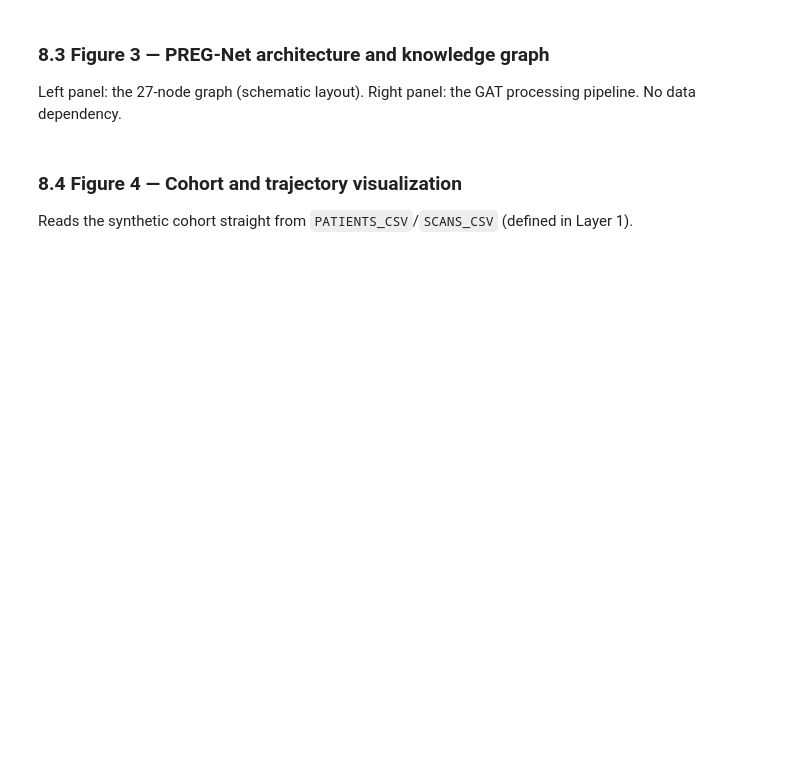
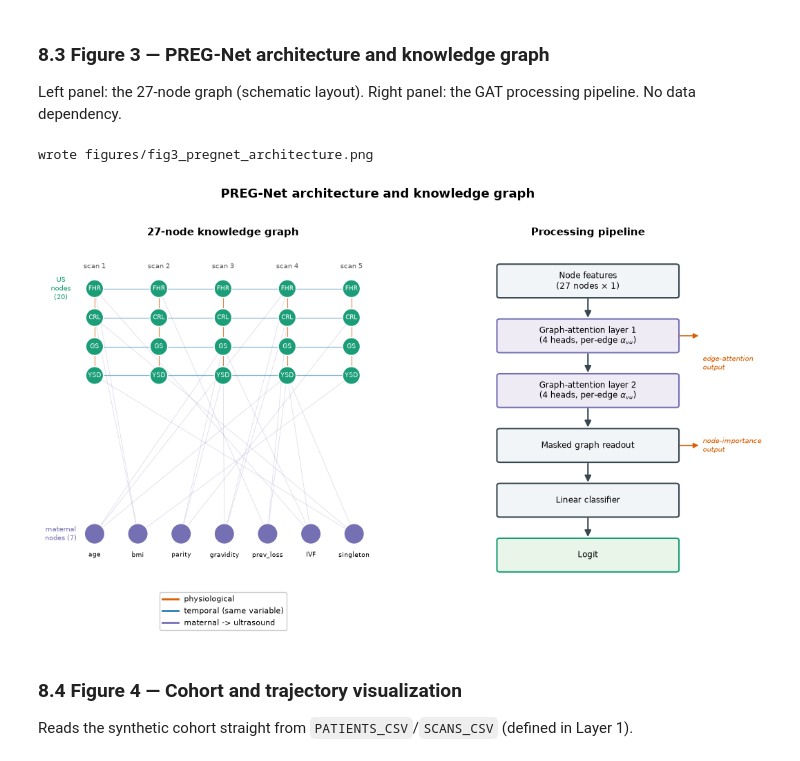
Before and after one commit to Sakthi-Developer/Preg-Feta, a Jupyter notebook: FETA_PREG.ipynb, the cells around one changed output. Drawn from its saved outputs; the diff is of its cells as text; code cells hidden in the pictures; blank space fills up the shorter version.

```diff
--- a/FETA_PREG.ipynb
+++ b/FETA_PREG.ipynb
@@ -2798,41 +2806,51 @@ legend = [
     Line2D([0], [0], color=C["temp"], lw=2, label="temporal (same variable)"),
     Line2D([0], [0], color=C["m2u"], lw=2, label="maternal -> ultrasound"),
 ]
-axg.legend(handles=legend, loc="lower right", fontsize=7.5, framealpha=0.9)
-
+axg.legend(
+    handles=legend,
+    loc="upper center",
+    bbox_to_anchor=(0.5, -0.02),
+    ncol=1,
+    fontsize=8,
+    frameon=True,
+    framealpha=0.95,
+)
 axp.set_xlim(0, 6); axp.set_ylim(0, 10); axp.axis("off")
 axp.set_title("Processing pipeline")
 steps = [
     ("Node features\n(27 nodes × 1)", "#F2F5F8", C["boxedge"]),
     ("Graph-attention layer 1\n(4 heads, per-edge $\\alpha_{vu}$)", "#EFEBF5", C["mat"]),
     ("Graph-attention layer 2\n(4 heads, per-edge $\\alpha_{vu}$)", "#EFEBF5", C["mat"]),
     ("Masked graph readout", "#F2F5F8", C["boxedge"]),
     ("Linear classifier", "#F2F5F8", C["boxedge"]),
     ("Logit", "#EAF5EA", C["us"]),
 ]
 ns = len(steps); h = 0.95
 gap = (9.0 - ns * h) / (ns - 1)
 y = 9.3 - h; centers = []
 for text, fc, ec in steps:
     axp.add_patch(FancyBboxPatch((1.0, y), 4.0, h,
                  boxstyle="round,pad=0.02,rounding_size=0.06",
                  fc=fc, ec=ec, lw=1.5))
     axp.text(3.0, y + h / 2, text, ha="center", va="center", fontsize=8.6)
     centers.append(y + h / 2); y -= (h + gap)
 for i in range(ns - 1):
     axp.add_patch(FancyArrowPatch((3.0, centers[i] - h / 2), (3.0, centers[i + 1] + h / 2),
                  arrowstyle="-|>", mutation_scale=14, color=C["boxedge"], lw=1.5))
 axp.add_patch(FancyArrowPatch((5.0, centers[1]), (5.5, centers[1]),
              arrowstyle="-|>", mutation_scale=11, color=C["loss"], lw=1.2))
 axp.text(5.55, (centers[1] + centers[2]) / 2, "edge-attention\noutput", fontsize=7.5,
          color=C["loss"], ha="left", va="center", style="italic")
 axp.add_patch(FancyArrowPatch((5.0, centers[3]), (5.5, centers[3]),
              arrowstyle="-|>", mutation_scale=11, color=C["loss"], lw=1.2))
 axp.text(5.55, centers[3], "node-importance\noutput", fontsize=7.5,
          color=C["loss"], ha="left", va="center", style="italic")
 
 fig.suptitle("PREG-Net architecture and knowledge graph", fontsize=13, fontweight="bold", y=1.0)
 save_fig(fig, "fig3_pregnet_architecture.png")
+# %% [output]
+wrote figures/fig3_pregnet_architecture.png
+[figure, added]
 # %% [markdown]
 ### 8.4 Figure 4 — Cohort and trajectory visualization
 
```
Also changed, not shown: parts of 15 cells of this notebook, 15 other files.
